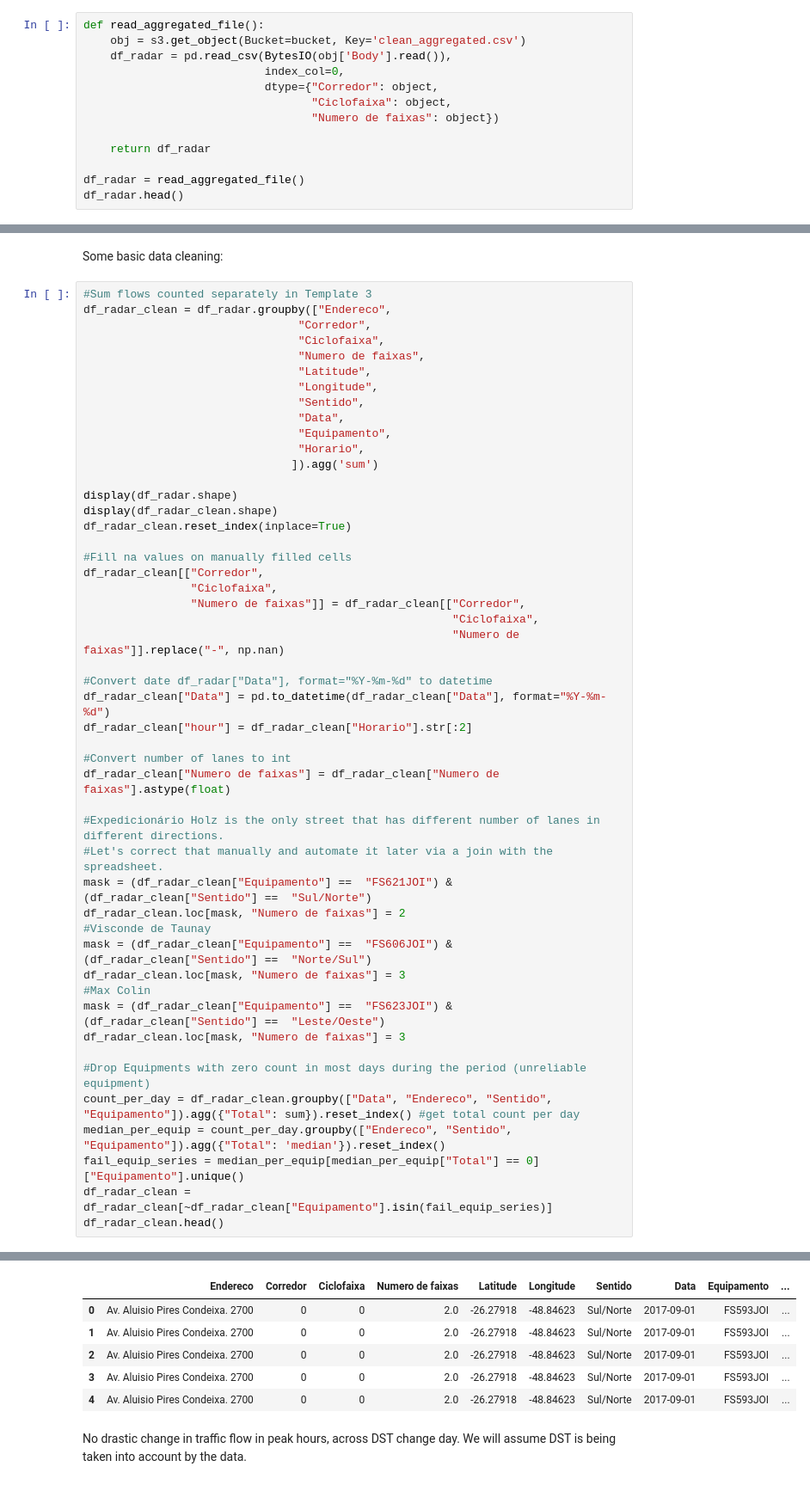
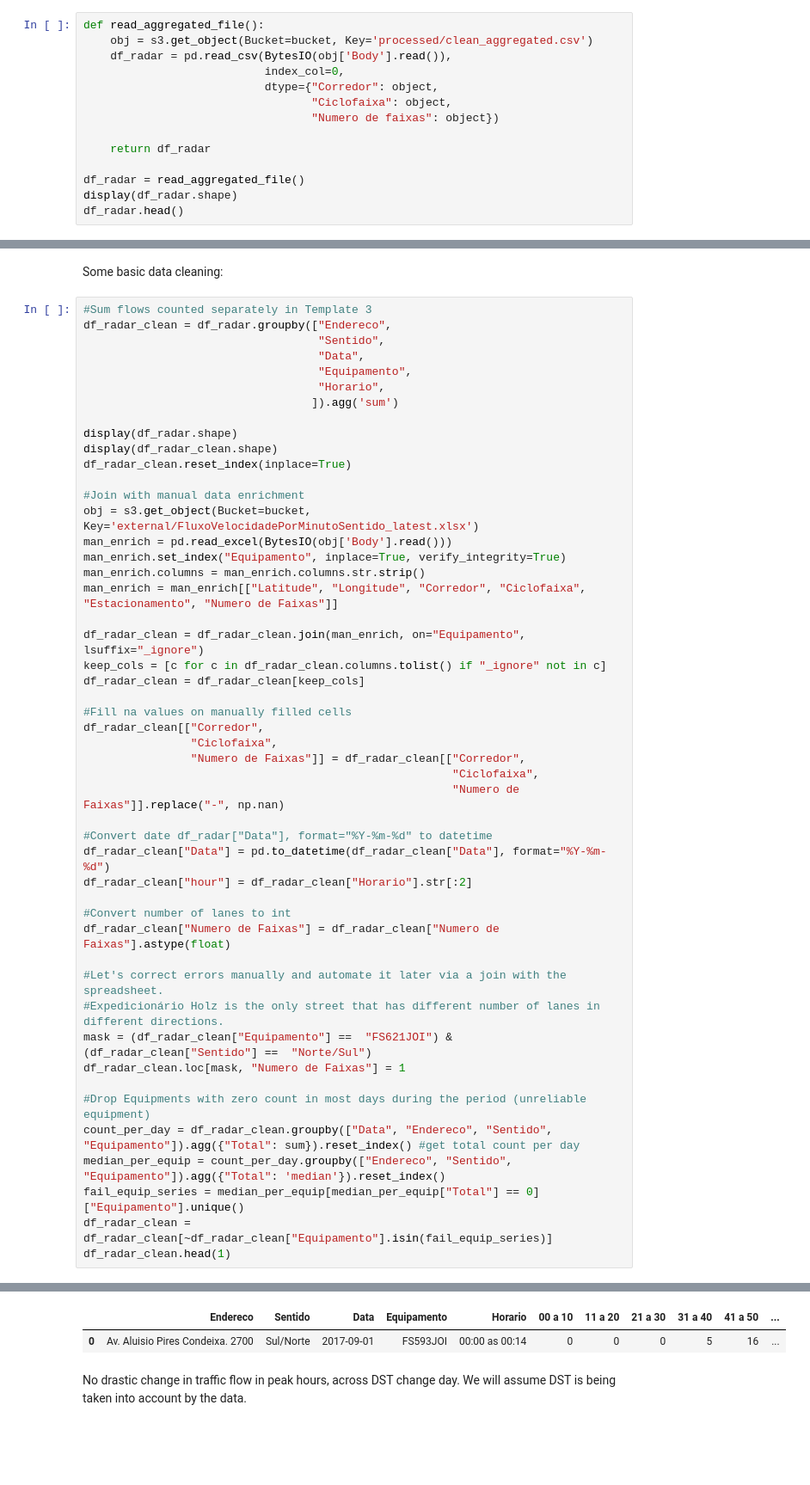
Before and after one commit to pmj-sepud/Joinville-Smart-Mobility, a Jupyter notebook: notebooks/reports/201803-GabrielBogo-Radar_data_cleaning.ipynb, the cells around one changed output, grey strips where cells are left out. Shown: that part at 86% size. Cells and saved outputs as stored; diff of their text form; blank space fills up the shorter version.

Commit message:
updated notebook of data cleaning

```diff
--- a/notebooks/reports/201803-GabrielBogo-Radar_data_cleaning.ipynb
+++ b/notebooks/reports/201803-GabrielBogo-Radar_data_cleaning.ipynb
@@ -60,7 +60,7 @@ def read_radar_files():
 In case data has already been consolidated by the cell above, simply read the data with cell below.
 # %%
 def read_aggregated_file():
-    obj = s3.get_object(Bucket=bucket, Key='clean_aggregated.csv')
+    obj = s3.get_object(Bucket=bucket, Key='processed/clean_aggregated.csv')
     df_radar = pd.read_csv(BytesIO(obj['Body'].read()),
                            index_col=0,
                            dtype={"Corredor": object,
@@ -70,5 +70,6 @@ def read_aggregated_file():
     return df_radar
 
 df_radar = read_aggregated_file()
+display(df_radar.shape)
 df_radar.head()
 # %% [output]
@@ -83,51 +85,51 @@ Some basic data cleaning:
 # %%
 #Sum flows counted separately in Template 3
 df_radar_clean = df_radar.groupby(["Endereco",
-                                "Corredor",
-                                "Ciclofaixa",
-                                "Numero de faixas",
-                                "Latitude",
-                                "Longitude",
-                                "Sentido",
-                                "Data",
-                                "Equipamento",
-                                "Horario",
-                               ]).agg('sum')
+                                   "Sentido",
+                                   "Data",
+                                   "Equipamento",
+                                   "Horario",
+                                  ]).agg('sum')
 
 display(df_radar.shape)
 display(df_radar_clean.shape)
 df_radar_clean.reset_index(inplace=True)
 
+#Join with manual data enrichment
+obj = s3.get_object(Bucket=bucket, Key='external/FluxoVelocidadePorMinutoSentido_latest.xlsx')
+man_enrich = pd.read_excel(BytesIO(obj['Body'].read()))
+man_enrich.set_index("Equipamento", inplace=True, verify_integrity=True)
+man_enrich.columns = man_enrich.columns.str.strip()
+man_enrich = man_enrich[["Latitude", "Longitude", "Corredor", "Ciclofaixa", "Estacionamento", "Numero de Faixas"]]
+
+df_radar_clean = df_radar_clean.join(man_enrich, on="Equipamento", lsuffix="_ignore")
+keep_cols = [c for c in df_radar_clean.columns.tolist() if "_ignore" not in c]
+df_radar_clean = df_radar_clean[keep_cols]
+
 #Fill na values on manually filled cells
 df_radar_clean[["Corredor",
                 "Ciclofaixa",
-                "Numero de faixas"]] = df_radar_clean[["Corredor",
+                "Numero de Faixas"]] = df_radar_clean[["Corredor",
                                                        "Ciclofaixa",
-                                                       "Numero de faixas"]].replace("-", np.nan)
+                                                       "Numero de Faixas"]].replace("-", np.nan)
 
 #Convert date df_radar["Data"], format="%Y-%m-%d" to datetime
 df_radar_clean["Data"] = pd.to_datetime(df_radar_clean["Data"], format="%Y-%m-%d")
 df_radar_clean["hour"] = df_radar_clean["Horario"].str[:2]
 
 #Convert number of lanes to int
-df_radar_clean["Numero de faixas"] = df_radar_clean["Numero de faixas"].astype(float)
+df_radar_clean["Numero de Faixas"] = df_radar_clean["Numero de Faixas"].astype(float)
 
+#Let's correct errors manually and automate it later via a join with the spreadsheet.
 #Expedicionário Holz is the only street that has different number of lanes in different directions.
-#Let's correct that manually and automate it later via a join with the spreadsheet.
-mask = (df_radar_clean["Equipamento"] ==  "FS621JOI") & (df_radar_clean["Sentido"] ==  "Sul/Norte")
-df_radar_clean.loc[mask, "Numero de faixas"] = 2
-#Visconde de Taunay
-mask = (df_radar_clean["Equipamento"] ==  "FS606JOI") & (df_radar_clean["Sentido"] ==  "Norte/Sul")
-df_radar_clean.loc[mask, "Numero de faixas"] = 3
-#Max Colin
-mask = (df_radar_clean["Equipamento"] ==  "FS623JOI") & (df_radar_clean["Sentido"] ==  "Leste/Oeste")
-df_radar_clean.loc[mask, "Numero de faixas"] = 3
+mask = (df_radar_clean["Equipamento"] ==  "FS621JOI") & (df_radar_clean["Sentido"] ==  "Norte/Sul")
+df_radar_clean.loc[mask, "Numero de Faixas"] = 1
 
 #Drop Equipments with zero count in most days during the period (unreliable equipment)
 count_per_day = df_radar_clean.groupby(["Data", "Endereco", "Sentido", "Equipamento"]).agg({"Total": sum}).reset_index() #get total count per day
 median_per_equip = count_per_day.groupby(["Endereco", "Sentido", "Equipamento"]).agg({"Total": 'median'}).reset_index()
 fail_equip_series = median_per_equip[median_per_equip["Total"] == 0]["Equipamento"].unique()
 df_radar_clean = df_radar_clean[~df_radar_clean["Equipamento"].isin(fail_equip_series)]
-df_radar_clean.head()
+df_radar_clean.head(1)
 # %% [output]
 (1486080, 22)
@@ -135,9 +137,5 @@ df_radar_clean.head()
-|  | Endereco | Corredor | Ciclofaixa | Numero de faixas | Latitude | Longitude | Sentido | Data | Equipamento | ... |
-| 0 | Av. Aluisio Pires Condeixa. 2700 | 0 | 0 | 2.0 | -26.27918 | -48.84623 | Sul/Norte | 2017-09-01 | FS593JOI | ... |
-| 1 | Av. Aluisio Pires Condeixa. 2700 | 0 | 0 | 2.0 | -26.27918 | -48.84623 | Sul/Norte | 2017-09-01 | FS593JOI | ... |
-| 2 | Av. Aluisio Pires Condeixa. 2700 | 0 | 0 | 2.0 | -26.27918 | -48.84623 | Sul/Norte | 2017-09-01 | FS593JOI | ... |
-| 3 | Av. Aluisio Pires Condeixa. 2700 | 0 | 0 | 2.0 | -26.27918 | -48.84623 | Sul/Norte | 2017-09-01 | FS593JOI | ... |
-| 4 | Av. Aluisio Pires Condeixa. 2700 | 0 | 0 | 2.0 | -26.27918 | -48.84623 | Sul/Norte | 2017-09-01 | FS593JOI | ... |
+|  | Endereco | Sentido | Data | Equipamento | Horario | 00 a 10 | 11 a 20 | 21 a 30 | 31 a 40 | 41 a 50 | ... |
+| 0 | Av. Aluisio Pires Condeixa. 2700 | Sul/Norte | 2017-09-01 | FS593JOI | 00:00 as 00:14 | 0 | 0 | 0 | 5 | 16 | ... |
 # %% [markdown]
 No drastic change in traffic flow in peak hours, across DST change day. We will assume DST is being taken into account by the data.
 # %%
```
Also changed, not shown: parts of 10 cells of this notebook.
